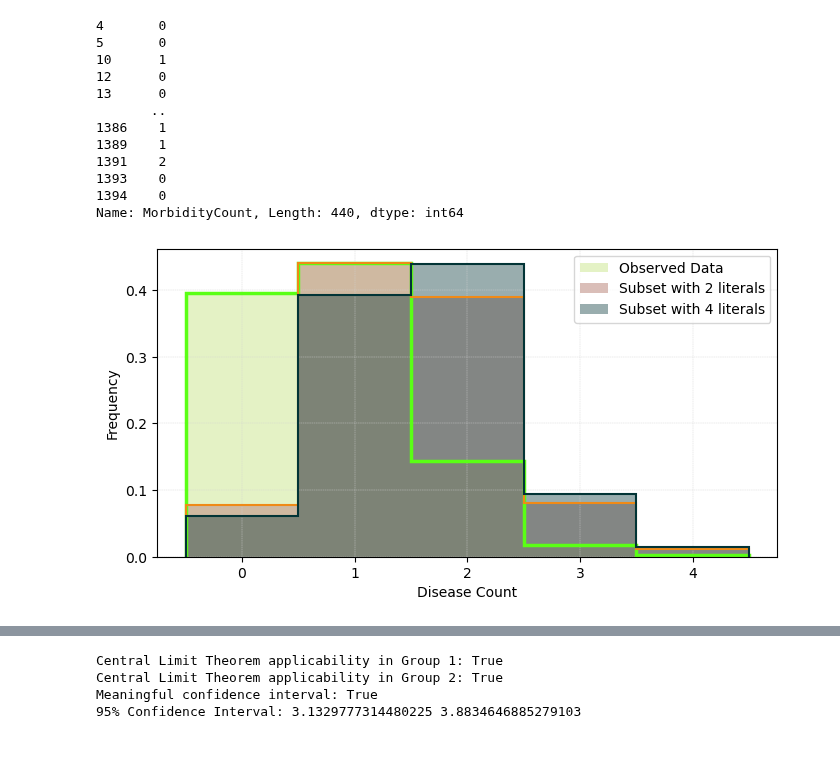
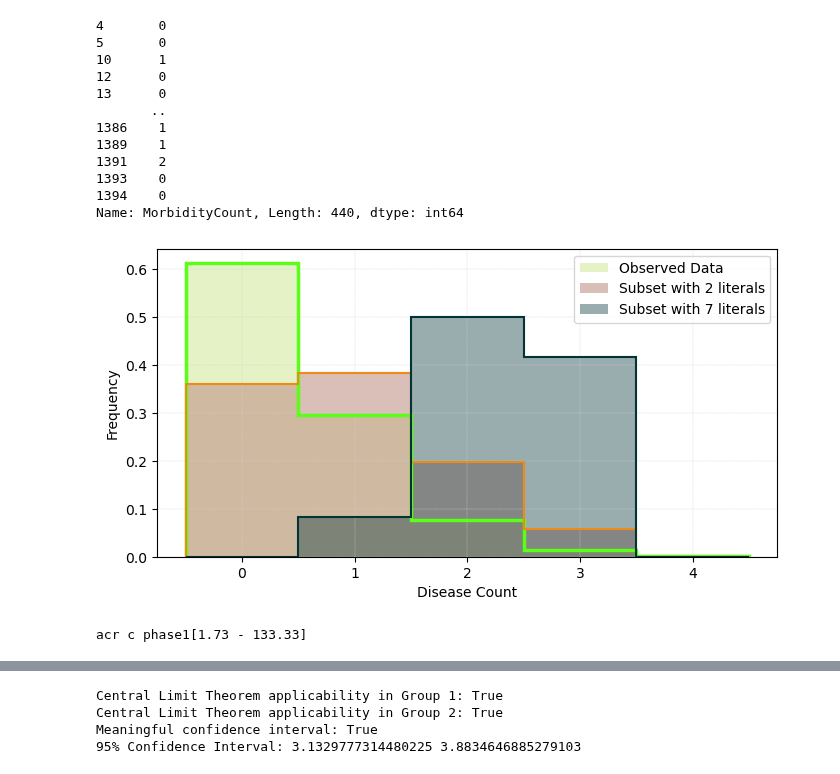
Before and after one commit to kayvinsoo7/HAALSI_work, a Jupyter notebook: mdscan-master/Poisson_scoring2.ipynb, the cells around one changed output, grey strips where cells are left out. Saved outputs shown, nothing was run; the diff lists cells and outputs as text; code cells hidden in the pictures.

```diff
--- a/mdscan-master/Poisson_scoring2.ipynb
+++ b/mdscan-master/Poisson_scoring2.ipynb
@@ -32,7 +32,7 @@ data.head()
 # %%
 
 
-site_id = 3 # 1 - Agincourt, 3 - Nairobi
+site_id = 1 # 1 - Agincourt, 3 - Nairobi
 
 # Choose the relevant site and age group
 dff = data[(data['site'] == site_id)].fillna(-999)
@@ -545,7 +540,7 @@ search_space1 = [col for col in dff.columns \
        'triglycerides_phase2', 'non_hdl_c_phase2', 'egfr_c_phase2','acr_c_phase2', 'change_in_weight', 'change_in_bmi',
        'change_in_waist_hip_ratio', 'change_in_waist_circf','change_in_systolic_ave', 'change_in_diastolic_ave',
        'change_in_cholesterol', 'change_in_friedewald', 'change_in_hdl', 'bp_sys_average_phase1',
-       'change_in_triglycerides', 'change_in_glucose','ckd_c_phase1', 'bp_dia_average_phase1', 'acr_c_phase1',
+       'change_in_triglycerides', 'change_in_glucose','ckd_c_phase1', 'bp_dia_average_phase1', #'acr_c_phase1',
  'cvd_status_phase1','insulin_result_phase1','hdl_phase2','fasting_confirmation_phase1','weight_phase1','partnership_status_c_phase1',
        'change_in_s_creatinine', 'change_in_insulin', 'change_in_non_hdl','s_creatinine_phase1', 'glucose_result_phase1',
        'change_in_egfr', 'change_in_acr', 'change_in_mvpa', 'MAP_phase1',#'diabetes_history_phase1', 'mvpa_c_phase1',
@@ -640,7 +635,8 @@ scoring_function = Poisson(direction='positive')
 scanner = MDSS(scoring_function)
 # Define a list of penalty values to loop through
 # penalty_values = [0.5, 1, 1.5, 2, 2.5, 3, 3.5, 4, 4.5, 10]
-penalty_values = [0.3, 0.8, 1.0, 2.0, 3.5, 4.5, 5] # High risk
+# penalty_values = [0.3, 0.8, 1.0, 2.13005, 3.5] # High risk Nairobi
+penalty_values = [0.3, 0.8, 1.0, 2.0, 3.5] # High risk
 # penalty_values = [0.13, 0.8, 1.0, 3.5, 8.5,20.5] # Low risk
 num_iters = 5
 # Initialize empty lists to store results
@@ -970,37 +965,40 @@ Name: MorbidityCount, Length: 440, dtype: int64
 # %%
 import matplotlib.pyplot as plt
 import numpy as np
 
 # Assuming poisData and dataframes are defined and available
 x = np.arange(0, max(poisData) + 1)
 
 plt.figure(figsize=(8, 4))
 # First plot the filled histograms
 plt.hist(poisData, bins=np.arange(-0.5, max(poisData) + 1.5, 1), density=True, alpha=0.8, color='#DEEFB7', label='Observed Data')
-plt.hist(dataframes['df_2.0'].MorbidityCount, bins=np.arange(-0.5, max(poisData) + 1.5, 1), density=True, alpha=0.6, color='#C2948A', label='Subset with 2 literals')
-plt.hist(dataframes['df_0.8'].MorbidityCount, bins=np.arange(-0.5, max(poisData) + 1.5, 1), density=True, alpha=0.4, color='#023436', label='Subset with 4 literals')
+plt.hist(dataframes['df_5'].MorbidityCount, bins=np.arange(-0.5, max(poisData) + 1.5, 1), density=True, alpha=0.6, color='#C2948A', label='Subset with 2 literals')
+plt.hist(dataframes['df_0.8'].MorbidityCount, bins=np.arange(-0.5, max(poisData) + 1.5, 1), density=True, alpha=0.4, color='#023436', label='Subset with 7 literals')
 
 # Then overlay with the step histograms for outlines
 plt.hist(poisData, bins=np.arange(-0.5, max(poisData) + 1.5, 1), density=True, color='lightblue', histtype='step', linewidth=2.5, edgecolor='#5AFF15')
-plt.hist(dataframes['df_2.0'].MorbidityCount, bins=np.arange(-0.5, max(poisData) + 1.5, 1), density=True, color='#721121', histtype='step', linewidth=1.5, edgecolor='#EF8A17')
+plt.hist(dataframes['df_5'].MorbidityCount, bins=np.arange(-0.5, max(poisData) + 1.5, 1), density=True, color='#721121', histtype='step', linewidth=1.5, edgecolor='#EF8A17')
 plt.hist(dataframes['df_0.8'].MorbidityCount, bins=np.arange(-0.5, max(poisData) + 1.5, 1), density=True, color='#721121', histtype='step', linewidth=1.5, edgecolor='#023436')
 
 # plt.title('Histograms of Observed and Data Subsets')
 plt.xlabel('Disease Count')
 plt.ylabel('Frequency')
 plt.xticks(x)
 plt.legend()
 plt.grid(color = 'lightgray', linestyle = '--', linewidth = 0.3)
 plt.show()
 # %% [output]
-[figure, old version]
+[figure, new version]
 # %%
-scoring_function = Poisson(direction='negative')
+scoring_function = Poisson(direction='positive')
 scanner = MDSS(scoring_function)
 # Perform the scan with the current penalty value
-subset, score = scanner.scan(dff_2[search_space], dff_2['MorbidityCount'], dff_2['expectationPoisson'], cpu=0.95,
-                                penalty=1, num_iters=1, contiguous=contiguous.copy())
+subset, score = scanner.scan(dff_2[search_space1], dff_2['MorbidityCount'], dff_2['expectationPoisson'], cpu=0.95,
+                                penalty=3.5, num_iters=10, contiguous=contiguous.copy())
 print(translate_subset_to_rule(compress_contiguous(subset, contiguous)))
 
 to_choose = dff_2[subset.keys()].isin(subset).all(axis=1)
 temp_df = dff_2.loc[to_choose]
+not_tempdf = dff_2.loc[~to_choose]
+# %% [output]
+acr c phase1[1.73 - 133.33]
```
Also changed, not shown: parts of 13 cells of this notebook, 3 other files.
